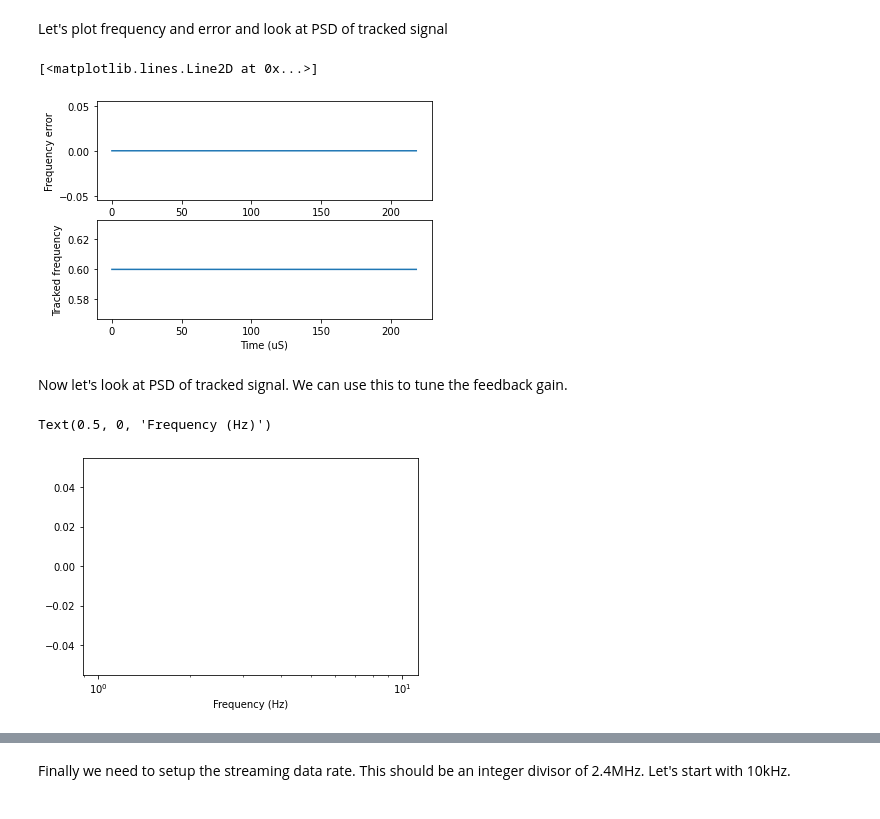
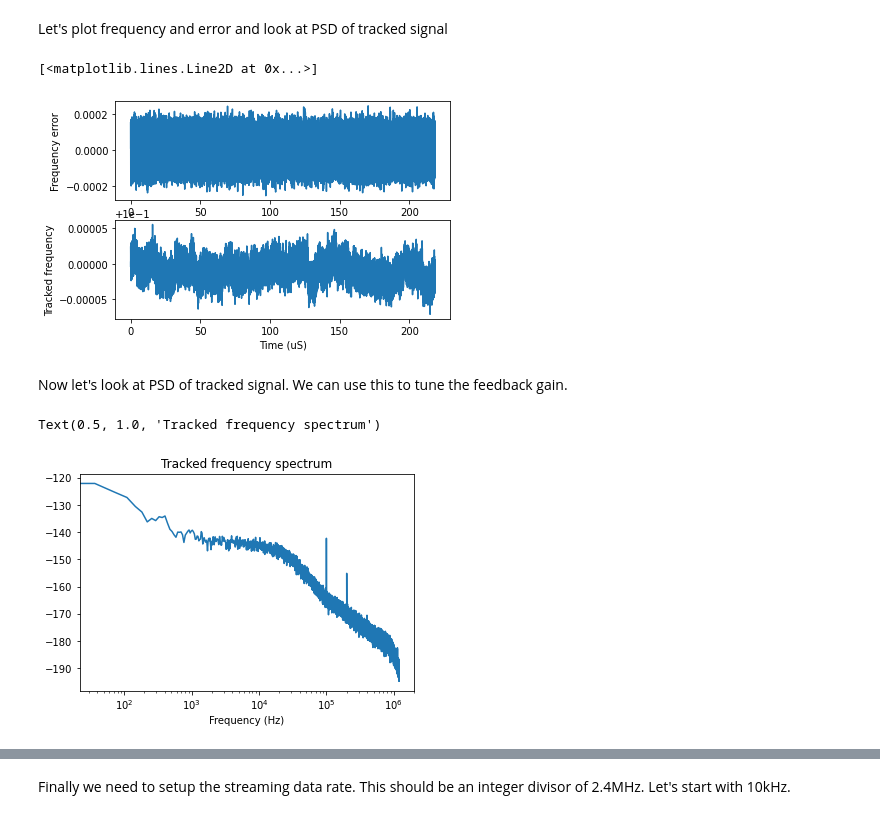
Before and after one commit to slaclab/pysmurf, a Jupyter notebook: scratch/mdewart/intro_to_smurf.ipynb, the cells around one changed output, grey strips where cells are left out. Saved outputs shown, nothing was run; the diff lists cells and outputs as text; code cells hidden in the pictures.

Commit message:
Update tracking example with real data from tracked loopback cable

```diff
--- a/scratch/mdewart/intro_to_smurf.ipynb
+++ b/scratch/mdewart/intro_to_smurf.ipynb
@@ -197,7 +197,7 @@ Here's an example of the eta scan.  The complex response is multiplied by the co
 ### Feedback gain
 Resonator feedback has gain and limit settings.  The previous <font color='red'> eta scan </font> has already scaled each resonator response such that they all have approximatley equal gain to the tracking loop.  We can configure overall gain and feedback limits with:
 # %%
-S.set_feedback_gain(band=0, val=512)
+S.set_feedback_gain(band=0, val=2048)
 S.set_feedback_limit_khz(band=0, feedback_limit_khz=100)
 # %% [markdown]
 We can grab raw resonator data and view the bandwidth to tune the gain.
@@ -228,13 +228,14 @@ plt.ylabel('Tracked frequency')
 plt.plot(t, f)
 # %% [output]
 [<matplotlib.lines.Line2D at 0x...>]
-[figure, old version]
+[figure, new version]
 # %% [markdown]
 Now let's look at PSD of tracked signal.  We can use this to tune the feedback gain.
 # %%
 freq, pxx = signal.welch(f, nperseg=len(f)/8, fs=2.4e6)
 plt.semilogx(freq, 10*np.log10(pxx))
 plt.xlabel('Frequency (Hz)')
+plt.title('Tracked frequency spectrum')
 # %% [output]
-Text(0.5, 0, 'Frequency (Hz)')
+Text(0.5, 1.0, 'Tracked frequency spectrum')
-[figure, old version]
+[figure, new version]
```
Also changed, not shown: parts of 5 cells of this notebook.
